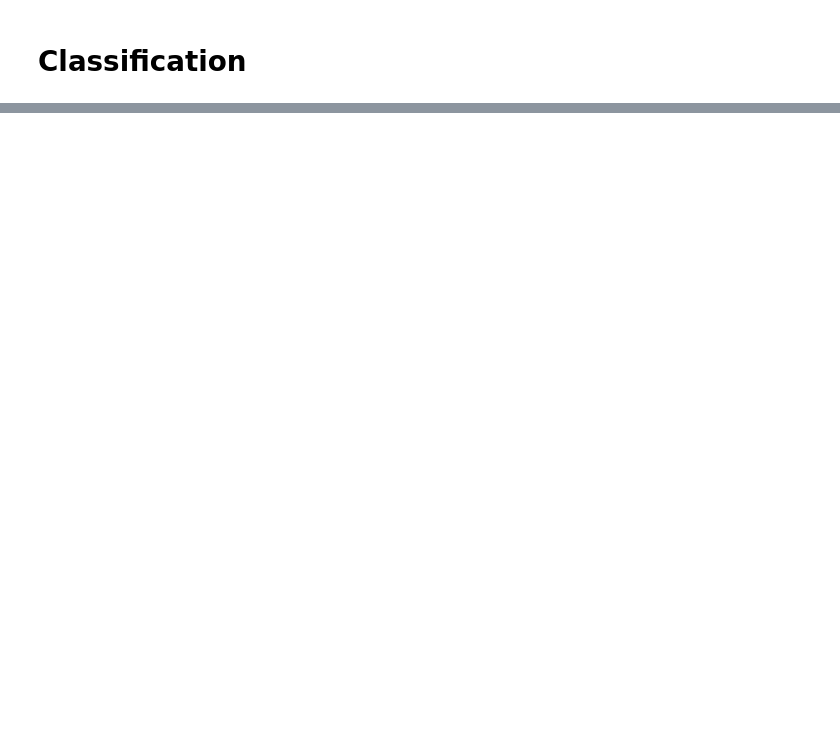
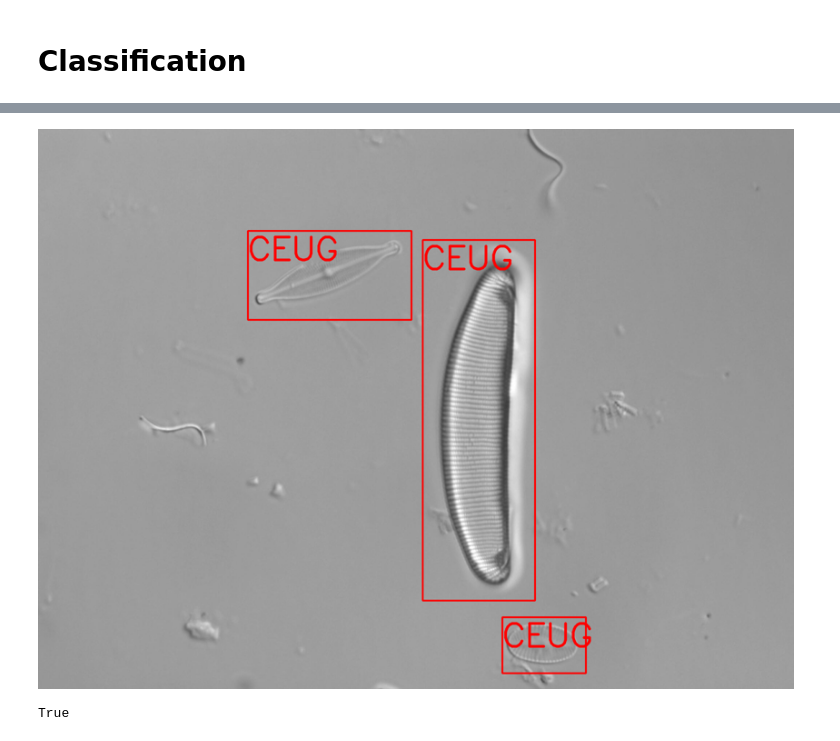
Before and after one commit to xuewengeophysics/Super-Diatom-Classifier, a Jupyter notebook: diatom_classification/global_pipeline/pipeline.ipynb, the cells around one changed output, grey strips where cells are left out. Drawn from its saved outputs; the diff is of its cells as text; code cells hidden in the pictures; blank space fills up the shorter version.

```diff
--- a/diatom_classification/global_pipeline/pipeline.ipynb
+++ b/diatom_classification/global_pipeline/pipeline.ipynb
@@ -87,17 +90,27 @@ def run_classification(class_model_path, class_model_weights, thumbails_batch):
     return out
 # %%
 out = run_classification(class_model_path, class_model_weights, thumbails["batch"])
-thumbails["labels"] = [inv_id_map[np.argmax(pred)] for pred in out]
+thumbails["labels"] = []
+for pred in out:
+    if np.max(pred)>0.8:
+        thumbails["labels"].append(np.argmax(pred))
+    else:
+        thumbails["labels"].append(None)
 # %%
 scale_factor = 0.4
 
 image_detections = sample.copy()
 for bb, label in zip(thumbails["bounding_box"], thumbails["labels"]):
+    if label is None:
+        label_text = "not sure"
+    else:
+        label_text = inv_id_map[label]
+
     color = (255, 0, 0)
     font = cv2.FONT_HERSHEY_SIMPLEX
     ymin, xmin, ymax, xmax = bb
     image_detections = cv2.rectangle(image_detections, (xmin, ymin), (xmax, ymax), color, 4)
-    img_bb = cv2.putText(image_detections,  label, (xmin, ymin+80), font, 3, color, 6, cv2.LINE_AA)
+    img_bb = cv2.putText(image_detections,  label_text, (xmin, ymin+80), font, 3, color, 6, cv2.LINE_AA)
 height, width, channels = image_detections.shape
 display(Image.fromarray(image_detections).resize((int(scale_factor*width), int(scale_factor*height))))
 # %% [output]
@@ -104,0 +117,5 @@ SyntaxError: invalid syntax (<ipython-input-21-03ff1dce87c3>, line 9)
+[figure, added]
+# %%
+cv2.imwrite("./test.png", image_detections)
+# %% [output]
+True
```
Also changed, not shown: parts of 4 cells of this notebook, 1 other file.
